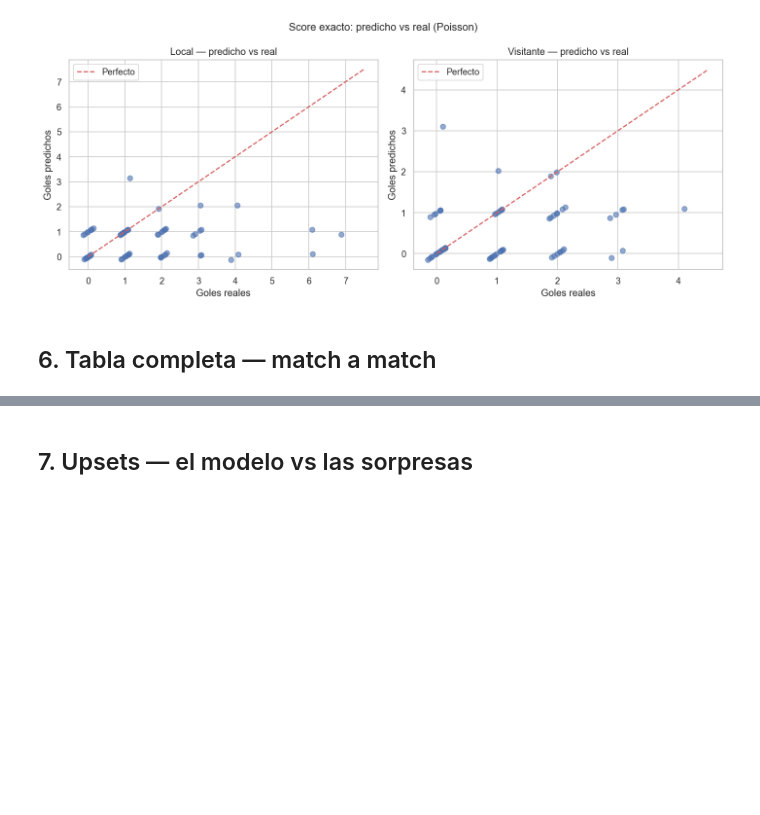
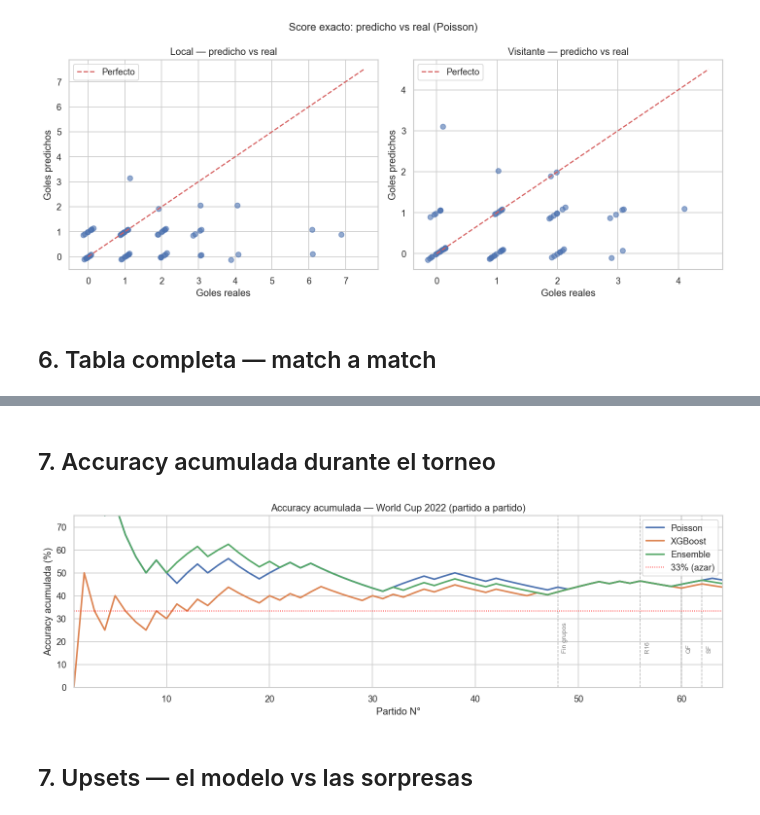
Before and after one commit to mathew-rojas/pred-mundial-2026, a Jupyter notebook: notebooks/02_backtest_wc2022.ipynb, the cells around one changed output, grey strips where cells are left out. Saved outputs shown, nothing was run; the diff lists cells and outputs as text; code cells hidden in the pictures; blank space fills up the shorter version.

```diff
--- a/notebooks/02_backtest_wc2022.ipynb
+++ b/notebooks/02_backtest_wc2022.ipynb
@@ -245,6 +252,35 @@ print(table[display_cols].to_string(index=False))
 2022-12-14        France       Morocco        2-0        1-0        Home      ✓          ✓        ✗        46%        28%        25%
 2022-12-17       Croatia       Morocco        2-1        1-1        Home      ✗          ✓        ✗        36%        27%        37%
 2022-12-18     Argentina        France        3-3        1-0        Draw      ✗          ✗        ✗        55%        21%        24%
+# %% [markdown]
+## 7. Accuracy acumulada durante el torneo
+# %%
+fig, ax = plt.subplots(figsize=(12, 4))
+
+model_colors = {'poisson': '#4c72b0', 'xgb': '#dd8452', 'ens': '#55a868'}
+model_names  = {'poisson': 'Poisson', 'xgb': 'XGBoost', 'ens': 'Ensemble'}
+
+for model, color in model_colors.items():
+    correct = (results['actual_result'] == results[f'pred_{model}']).astype(int)
+    ax.plot(range(1, len(results) + 1), correct.expanding().mean() * 100,
+            color=color, lw=2, label=model_names[model])
+
+# Phase boundaries
+for label, x in [('Fin grupos', 48), ('R16', 56), ('QF', 60), ('SF', 62)]:
+    ax.axvline(x, color='gray', ls='--', lw=0.9, alpha=0.6)
+    ax.text(x + 0.4, 15, label, fontsize=8, color='gray', rotation=90, va='bottom')
+
+ax.axhline(33.3, color='red', ls=':', lw=1, label='33% (azar)')
+ax.set_title('Accuracy acumulada — World Cup 2022 (partido a partido)')
+ax.set_xlabel('Partido N°')
+ax.set_ylabel('Accuracy acumulada (%)')
+ax.legend(loc='upper right')
+ax.set_xlim(1, 64)
+ax.set_ylim(0, 75)
+plt.tight_layout()
+plt.show()
+# %% [output]
+[figure, added]
 # %% [markdown]
 ## 7. Upsets — el modelo vs las sorpresas
 # %%
```
Also changed, not shown: parts of 3 cells of this notebook, 3 other files.
